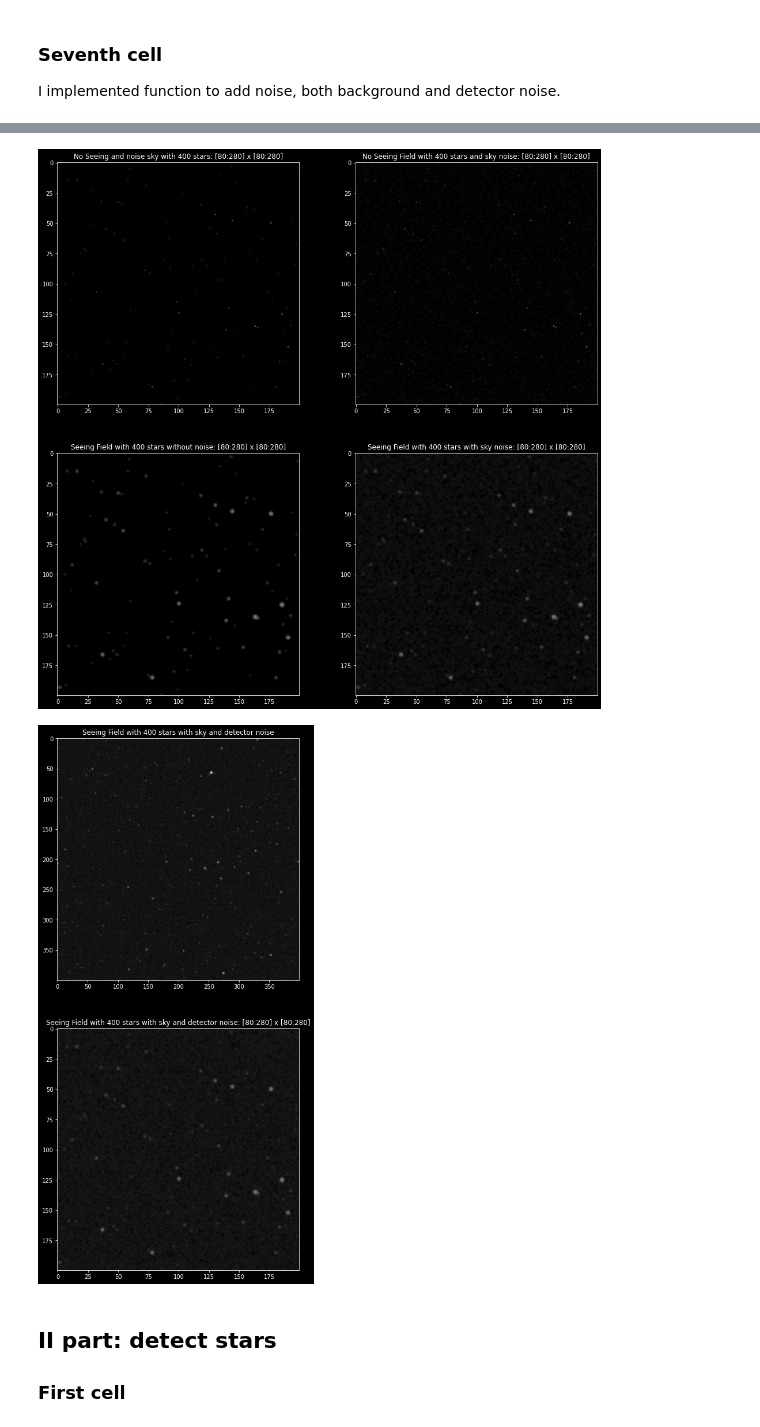
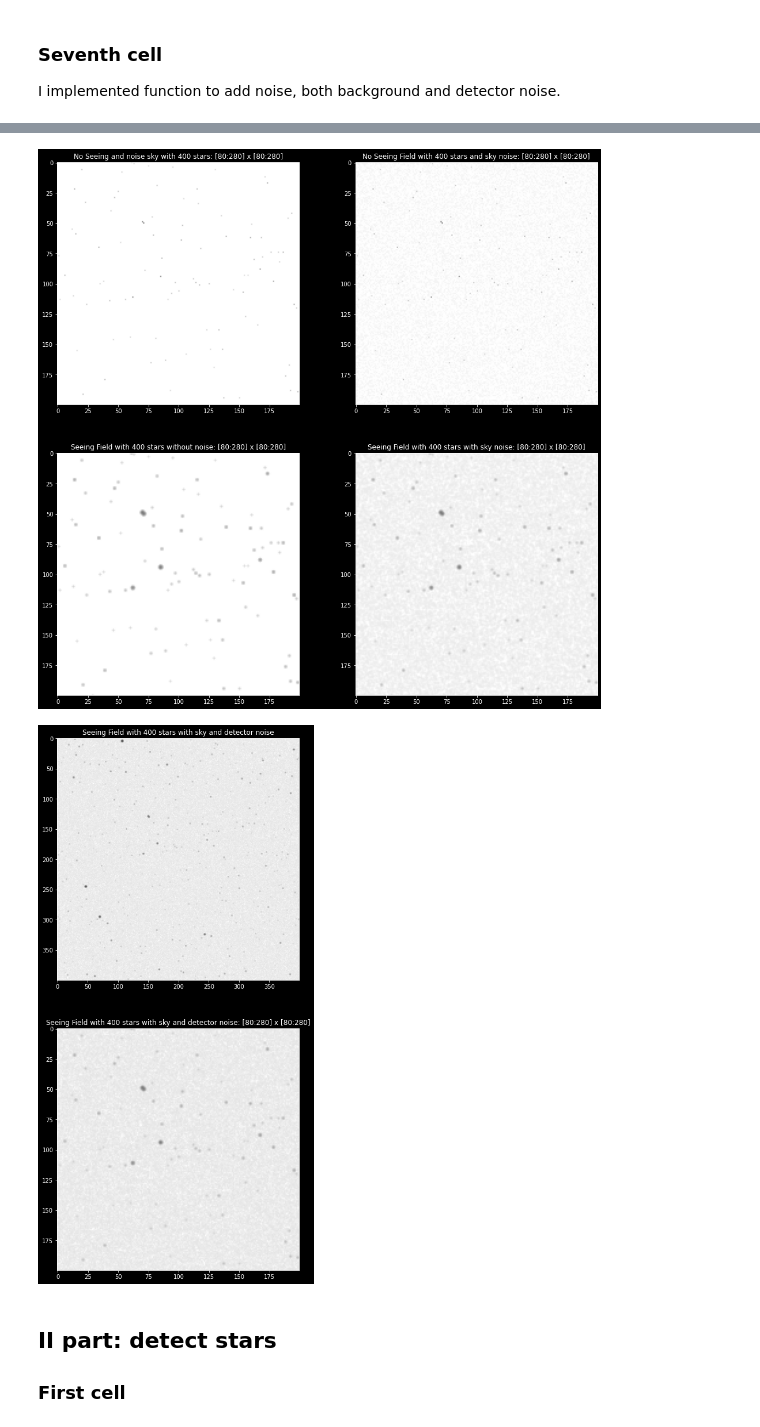
Before and after one commit to 00-berni/proj_2, a Jupyter notebook: notebook/implementation_notebook.ipynb, the cells around one changed output, grey strips where cells are left out. Saved outputs shown, nothing was run; the diff lists cells and outputs as text; code cells hidden in the pictures.

```diff
--- a/notebook/implementation_notebook.ipynb
+++ b/notebook/implementation_notebook.ipynb
@@ -359,7 +359,7 @@ fig3, (img_field_tot, img_zoom_tot) = plt.subplots(2,1,figsize=(8,17))
 
 #  0 : positive image
 # -1 : negative image
-v = 0
+v = -1
 
 field_image(img_field,F,v)
 #img_field.imshow(1-F)
@@ -414,5 +414,5 @@ plt.show()
-[figure, old version]
+[figure, new version]
-[figure, old version]
+[figure, new version]
 # %% [markdown]
 ## II part: detect stars
 ### First cell
```
Also changed, not shown: parts of 6 cells of this notebook, 5 other files.
